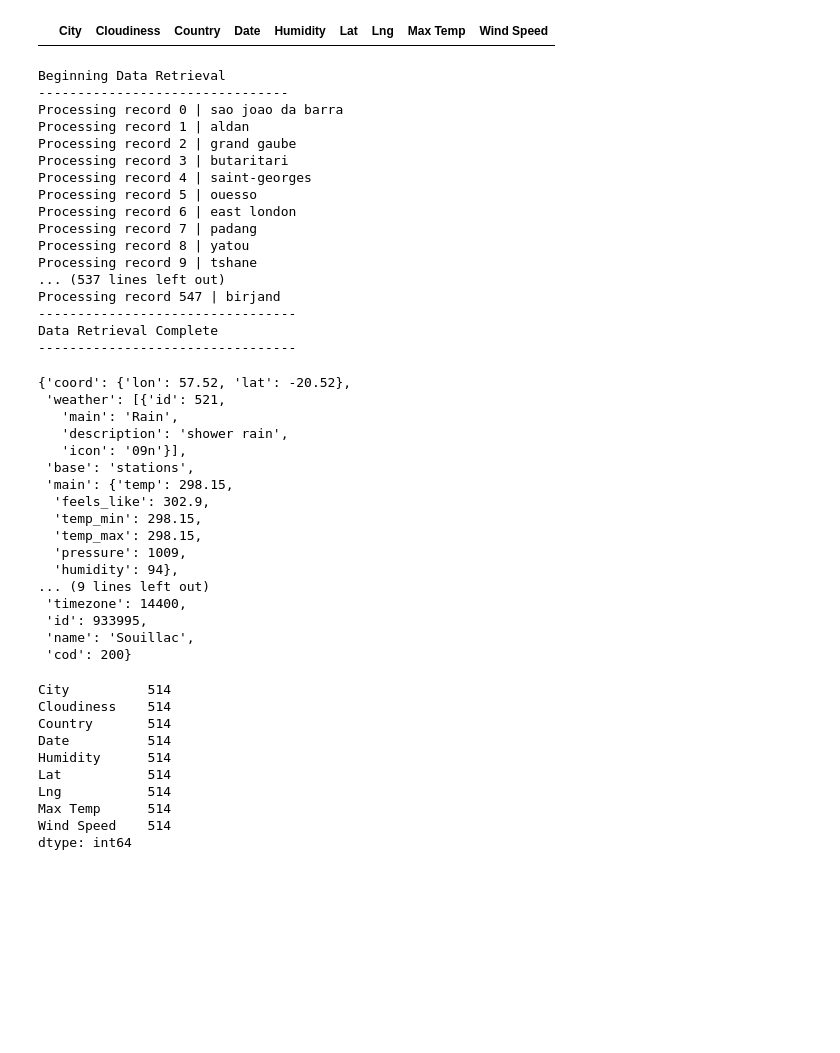
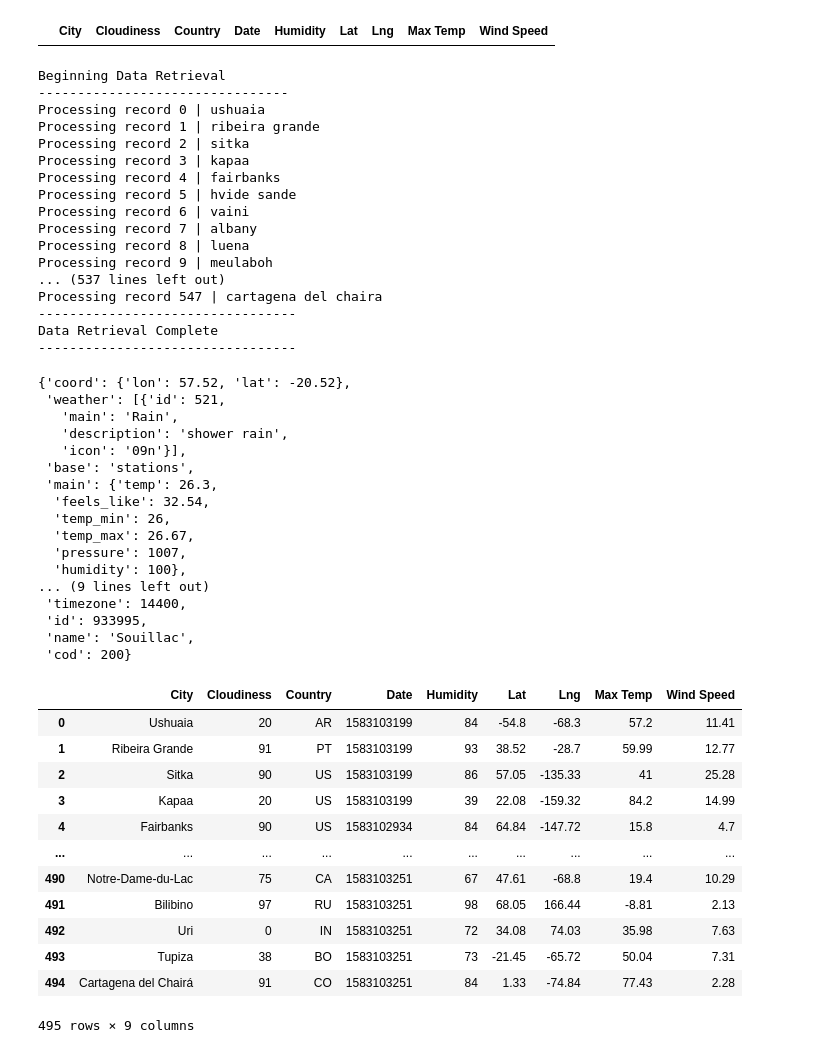
Before and after one commit to KotR9001/python-api-challenge, a Jupyter notebook: WeatherPy.ipynb, the cells around one changed output. Drawn from its saved outputs; the diff is of its cells as text; code cells hidden in the pictures; blank space fills up the shorter version.

```diff
--- a/WeatherPy.ipynb
+++ b/WeatherPy.ipynb
@@ -76,7 +76,7 @@ for index, row in weather_df.iterrows():
     #Assign the Base URL
     base_url = 'http://api.openweathermap.org/data/2.5/weather'
     #Assign the Parameters
-    params = {'q':cities[index], 'appid':appid}
+    params = {'q':cities[index], 'appid':appid, 'units':'imperial'}
     #Obtain the Response
     response = requests.get(base_url, params=params).json()
     #See if A Given City is in the List
@@ -100,25 +100,25 @@ print('---------------------------------')
 # %% [output]
 Beginning Data Retrieval
 --------------------------------
-Processing record 0 | sao joao da barra
-Processing record 1 | aldan
-Processing record 2 | grand gaube
-Processing record 3 | butaritari
-Processing record 4 | saint-georges
-Processing record 5 | ouesso
-Processing record 6 | east london
-Processing record 7 | padang
-Processing record 8 | yatou
-Processing record 9 | tshane
+Processing record 0 | ushuaia
+Processing record 1 | ribeira grande
+Processing record 2 | sitka
+Processing record 3 | kapaa
+Processing record 4 | fairbanks
+Processing record 5 | hvide sande
+Processing record 6 | vaini
+Processing record 7 | albany
+Processing record 8 | luena
+Processing record 9 | meulaboh
 ... (537 lines left out)
-Processing record 547 | birjand
+Processing record 547 | cartagena del chaira
 ---------------------------------
 Data Retrieval Complete
 ---------------------------------
 # %%
 #Find the Types of Values for a Query
 base_url = 'http://api.openweathermap.org/data/2.5/weather'
-params = {'q':'souillac', 'appid':appid}
+params = {'q':'souillac', 'units':'metric', 'appid':appid}
 response = requests.get(base_url, params=params).json()
 response
 # %% [output]
@@ -128,12 +128,12 @@ response
    'description': 'shower rain',
    'icon': '09n'}],
  'base': 'stations',
- 'main': {'temp': 298.15,
-  'feels_like': 302.9,
-  'temp_min': 298.15,
-  'temp_max': 298.15,
-  'pressure': 1009,
-  'humidity': 94},
+ 'main': {'temp': 26.3,
+  'feels_like': 32.54,
+  'temp_min': 26,
+  'temp_max': 26.67,
+  'pressure': 1007,
+  'humidity': 100},
 ... (9 lines left out)
  'timezone': 14400,
  'id': 933995,
@@ -142,19 +142,22 @@ response
 # %%
 #Return the City Count with Data
 weather_output_df = weather_output_df.reset_index(drop=True)
-del weather_output_df['index']
 weather_output_df.count()
+weather_output_df
 # %% [output]
+|  | City | Cloudiness | Country | Date | Humidity | Lat | Lng | Max Temp | Wind Speed |
+| 0 | Ushuaia | 20 | AR | 1583103199 | 84 | -54.8 | -68.3 | 57.2 | 11.41 |
+| 1 | Ribeira Grande | 91 | PT | 1583103199 | 93 | 38.52 | -28.7 | 59.99 | 12.77 |
+| 2 | Sitka | 90 | US | 1583103199 | 86 | 57.05 | -135.33 | 41 | 25.28 |
+| 3 | Kapaa | 20 | US | 1583103199 | 39 | 22.08 | -159.32 | 84.2 | 14.99 |
+| 4 | Fairbanks | 90 | US | 1583102934 | 84 | 64.84 | -147.72 | 15.8 | 4.7 |
+| ... | ... | ... | ... | ... | ... | ... | ... | ... | ... |
+| 490 | Notre-Dame-du-Lac | 75 | CA | 1583103251 | 67 | 47.61 | -68.8 | 19.4 | 10.29 |
+| 491 | Bilibino | 97 | RU | 1583103251 | 98 | 68.05 | 166.44 | -8.81 | 2.13 |
+| 492 | Uri | 0 | IN | 1583103251 | 72 | 34.08 | 74.03 | 35.98 | 7.63 |
+| 493 | Tupiza | 38 | BO | 1583103251 | 73 | -21.45 | -65.72 | 50.04 | 7.31 |
+| 494 | Cartagena del Chairá | 91 | CO | 1583103251 | 84 | 1.33 | -74.84 | 77.43 | 2.28 |
-City          514
-Cloudiness    514
-Country       514
-Date          514
-Humidity      514
-Lat           514
-Lng           514
-Max Temp      514
-Wind Speed    514
-dtype: int64
+495 rows × 9 columns
 # %%
 #Export to a CSV File
 weather_output_df.to_csv("Weather_Output.csv")
```
Also changed, not shown: parts of 3 cells of this notebook, 5 other files.
